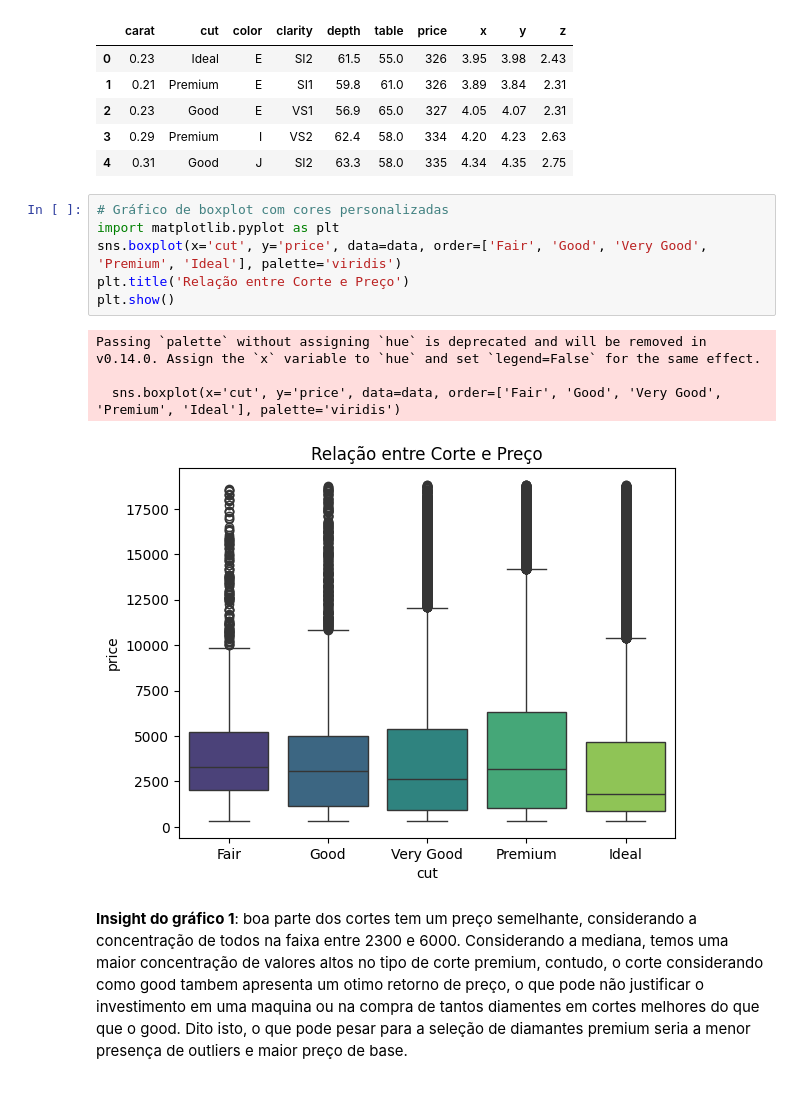
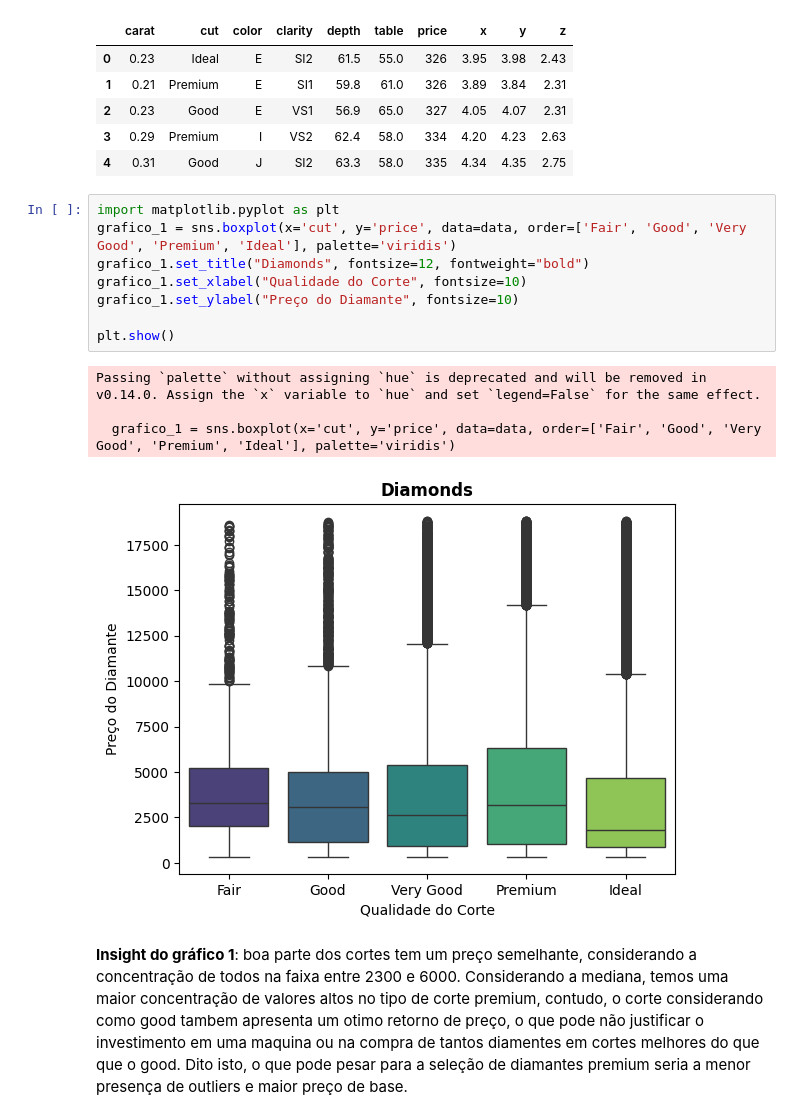
Before and after one commit to leaop/Cursos, a Jupyter notebook: EBAC/atividade14.ipynb, the cells around one changed output. Cells and saved outputs as stored; diff of their text form.

```diff
--- a/EBAC/atividade14.ipynb
+++ b/EBAC/atividade14.ipynb
@@ -37,16 +37,18 @@ data.head()
 | 3 | 0.29 | Premium | I | VS2 | 62.4 | 58.0 | 334 | 4.20 | 4.23 | 2.63 |
 | 4 | 0.31 | Good | J | SI2 | 63.3 | 58.0 | 335 | 4.34 | 4.35 | 2.75 |
 # %%
-# Gráfico de boxplot com cores personalizadas
 import matplotlib.pyplot as plt
-sns.boxplot(x='cut', y='price', data=data, order=['Fair', 'Good', 'Very Good', 'Premium', 'Ideal'], palette='viridis')
-plt.title('Relação entre Corte e Preço')
+grafico_1 = sns.boxplot(x='cut', y='price', data=data, order=['Fair', 'Good', 'Very Good', 'Premium', 'Ideal'], palette='viridis')
+grafico_1.set_title("Diamonds", fontsize=12, fontweight="bold")
+grafico_1.set_xlabel("Qualidade do Corte", fontsize=10)
+grafico_1.set_ylabel("Preço do Diamante", fontsize=10)
+
 plt.show()
 # %% [output]
 Passing `palette` without assigning `hue` is deprecated and will be removed in v0.14.0. Assign the `x` variable to `hue` and set `legend=False` for the same effect.
 
-  sns.boxplot(x='cut', y='price', data=data, order=['Fair', 'Good', 'Very Good', 'Premium', 'Ideal'], palette='viridis')
+  grafico_1 = sns.boxplot(x='cut', y='price', data=data, order=['Fair', 'Good', 'Very Good', 'Premium', 'Ideal'], palette='viridis')
-[figure, old version]
+[figure, new version]
 # %% [markdown]
 **Insight do gráfico 1**: boa parte dos cortes tem um preço semelhante, considerando a concentração de todos na faixa entre 2300 e 6000. Considerando a mediana, temos uma maior concentração de valores altos no tipo de corte premium, contudo, o corte considerando como good tambem apresenta um otimo retorno de preço, o que pode não justificar o investimento em uma maquina ou na compra de tantos diamentes em cortes melhores do que que o good. Dito isto, o que pode pesar para a seleção de diamantes premium seria a menor presença de outliers e maior preço de base.
 # %% [markdown]
```
Also changed, not shown: parts of 6 cells of this notebook.
